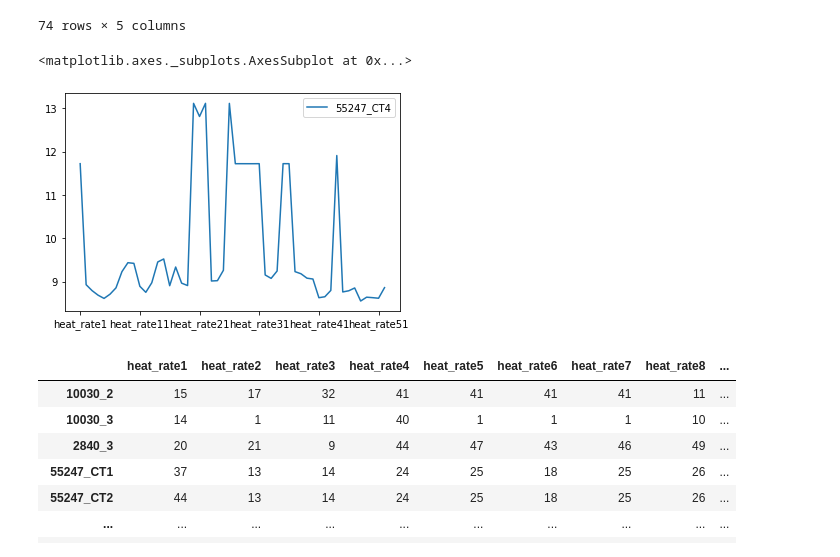
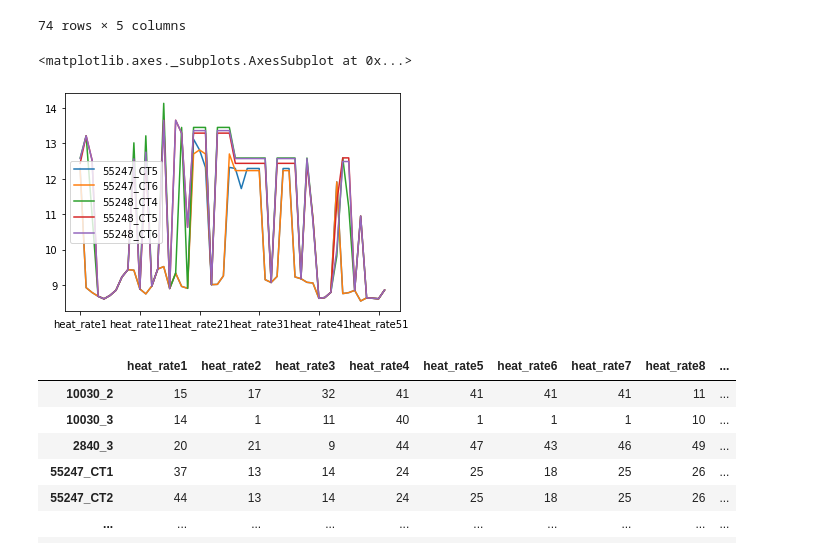
Before and after one commit to amy-wang/thesis2, a Jupyter notebook: heat_rate/Simple_Dispatch_Inputs.ipynb, the cells around one changed output. Cells and saved outputs as stored; diff of their text form; code cells hidden in the pictures.

```diff
--- a/heat_rate/Simple_Dispatch_inputs.ipynb
+++ b/heat_rate/Simple_Dispatch_Inputs.ipynb
@@ -72,12 +72,12 @@ df_summary
 74 rows × 5 columns
 # %%
 # Graph heat rates
-df_graph1 = heat_rate_gas.iloc[:,6:7].copy()
+df_graph1 = heat_rate_gas.iloc[:,7:12].copy()
 
 df_graph1.plot()
 # %% [output]
 <matplotlib.axes._subplots.AxesSubplot at 0x...>
-[figure, old version]
+[figure, new version]
 # %%
 # Convert heat rate into ranking
 
```
Also changed, not shown: parts of 21 cells of this notebook.
